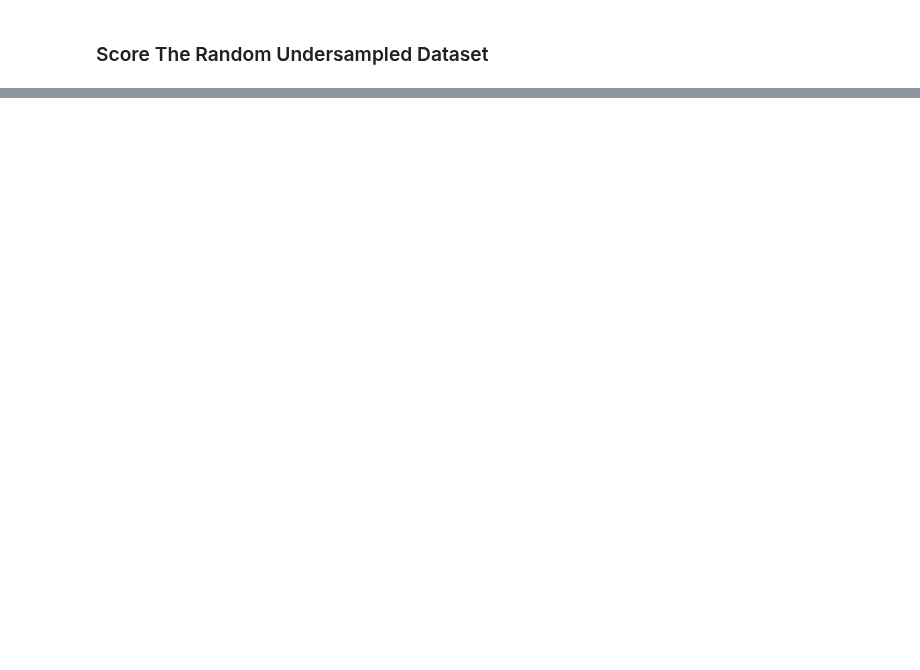
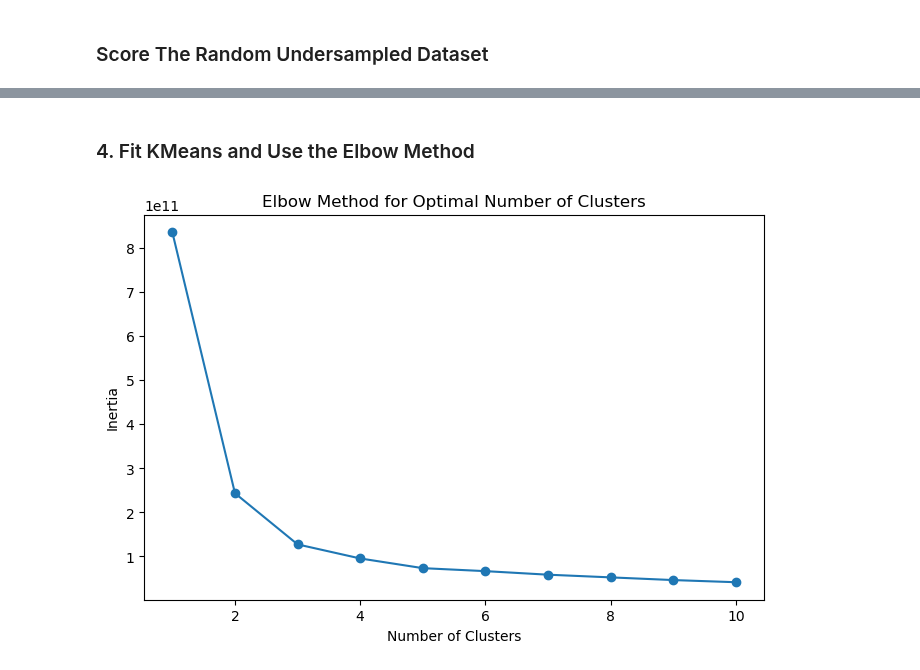
Before and after one commit to stacjstaton/ai-project2-flight-delay-predictions, a Jupyter notebook: jenn_models.ipynb, the cells around one changed output, grey strips where cells are left out. Drawn from its saved outputs; the diff is of its cells as text; code cells hidden in the pictures; blank space fills up the shorter version.

```diff
--- a/jenn_models.ipynb
+++ b/jenn_models.ipynb
@@ -789,2 +788,5 @@ Silhouette Score on Sampled Data: 0.13
 # %% [markdown]
 ### Score The Random Undersampled Dataset
+# %%
+X_train_resampled = pd.DataFrame(X_train_resampled)
+X_train_resampled
@@ -1049,0 +904,15 @@ AttributeError: 'numpy.ndarray' object has no attribute 'value_counts'
+# %%
+from sklearn.preprocessing import LabelEncoder
+
+# Apply LabelEncoder to the 'AirportRoute' column
+label_encoder = LabelEncoder()
+optimized_df['AirportRouteEncoded'] = label_encoder.fit_transform(optimized_df['AirportRoute'])
+
+
+# Apply LabelEncoder to the 'Airline' column
+optimized_df['AirlineEncoded'] = label_encoder.fit_transform(optimized_df['Airline'])
+
+# Drop the 'Airline' and 'AirportRoute' Columns
+optimized_df = optimized_df.drop(columns=['AirportRoute', 'Airline'])
+
+optimized_df.head()
@@ -1049,0 +928,10 @@ AttributeError: 'numpy.ndarray' object has no attribute 'value_counts'
+# %%
+# Encode the 'AirportFrom' Column
+optimized_df['AirportFromEncoded'] = label_encoder.fit_transform(optimized_df['AirportFrom'])
+
+# Encode the 'AirportTo' Column
+optimized_df['AirportToEncoded'] = label_encoder.fit_transform(optimized_df['AirportTo'])
+
+# Drop the 'AirportFrom' and 'AirportTo' Columns
+optimized_df = optimized_df.drop(columns=['AirportFrom', 'AirportTo'])
+optimized_df.head()
@@ -1049,0 +963,21 @@ AttributeError: 'numpy.ndarray' object has no attribute 'value_counts'
+# %% [markdown]
+### 4. Fit KMeans and Use the Elbow Method
+# %%
+X = optimized_df
+
+# Use the Elbow Method to find the optimal number of clusters
+inertia = []
+for n in range(1, 11):
+    kmeans = KMeans(n_clusters=n, random_state=1)
+    kmeans.fit(X)
+    inertia.append(kmeans.inertia_)
+
+# Plot the Elbow Method
+plt.figure(figsize=(8, 5))
+plt.plot(range(1, 11), inertia, marker='o')
+plt.xlabel('Number of Clusters')
+plt.ylabel('Inertia')
+plt.title('Elbow Method for Optimal Number of Clusters')
+plt.show()
+# %% [output]
+[figure, added]
```
Also changed, not shown: parts of 73 cells of this notebook, 1 other file.
